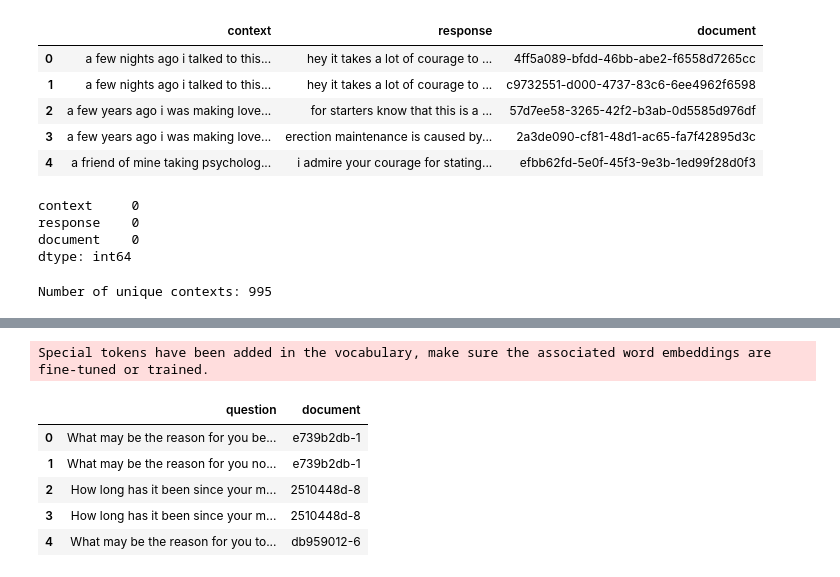
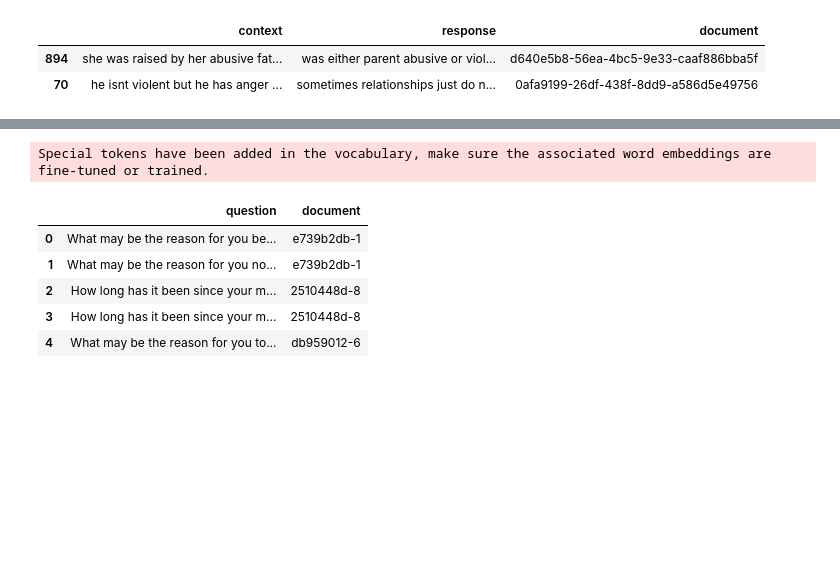
Before and after one commit to Taciturny/Mental_Health_Convo, a Jupyter notebook: new_ground_truth.ipynb, the cells around one changed output, grey strips where cells are left out. Drawn from its saved outputs; the diff is of its cells as text; code cells hidden in the pictures; blank space fills up the shorter version.

Commit message:
groundtruth data in json

```diff
--- a/new_ground_truth.ipynb
+++ b/new_ground_truth.ipynb
@@ -4,28 +4,12 @@ os.environ['HF_HOME'] = '/run/cache/'
 # %%
 import pandas as pd
 # import uuid
 pd.set_option('display.max_colwidth', None)
-# def add_id_to_data(df):
-#     df['id'] = [str(uuid.uuid4())[:10] for _ in range(len(df))]
-#     return df
+
 df = pd.read_json('weaviate_input.json')
 
-df.head()
+df.sample(2)
 # %% [output]
 |  | context | response | document |
-| 0 | a few nights ago i talked to this... | hey it takes a lot of courage to ... | 4ff5a089-bfdd-46bb-abe2-f6558d7265cc |
-| 1 | a few nights ago i talked to this... | hey it takes a lot of courage to ... | c9732551-d000-4737-83c6-6ee4962f6598 |
-| 2 | a few years ago i was making love... | for starters know that this is a ... | 57d7ee58-3265-42f2-b3ab-0d5585d976df |
-| 3 | a few years ago i was making love... | erection maintenance is caused by... | 2a3de090-cf81-48d1-ac65-fa7f42895d3c |
-| 4 | a friend of mine taking psycholog... | i admire your courage for stating... | efbb62fd-5e0f-45f3-9e3b-1ed99f28d0f3 |
+| 894 | she was raised by her abusive fat... | was either parent abusive or viol... | d640e5b8-56ea-4bc5-9e33-caaf886bba5f |
+| 70 | he isnt violent but he has anger ... | sometimes relationships just do n... | 0afa9199-26df-438f-8dd9-a586d5e49756 |
-# %%
-df.isna().sum()
-# %% [output]
-context     0
-response    0
-document    0
-dtype: int64
-# %%
-print(f"Number of unique contexts: {df['context'].nunique()}")
-# %% [output]
-Number of unique contexts: 995
```
Also changed, not shown: parts of 21 cells of this notebook, 2 other files.
